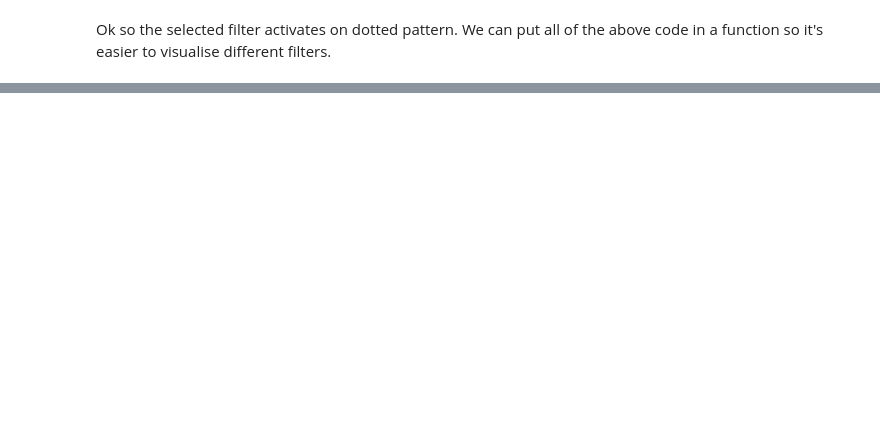
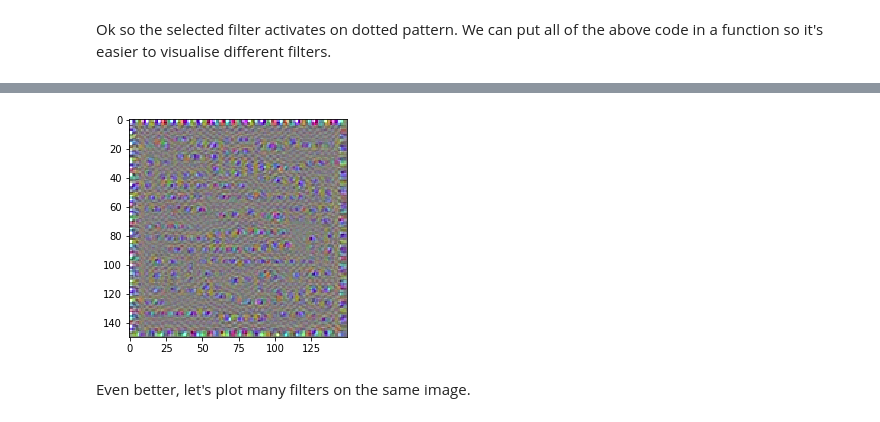
Before and after one commit to mappls/Playfield, a Jupyter notebook: keras/7_visualise_convnet_filters.ipynb, the cells around one changed output, grey strips where cells are left out. Saved outputs shown, nothing was run; the diff lists cells and outputs as text; code cells hidden in the pictures; blank space fills up the shorter version.

```diff
--- a/keras/7_visualise_convnet_filters.ipynb
+++ b/keras/7_visualise_convnet_filters.ipynb
@@ -100,0 +131,7 @@ Ok so the selected filter activates on dotted pattern. We can put all of the abo
+# %%
+plt.imshow(generate_pattern('block3_conv1', 2))
+plt.show()
+# %% [output]
+[figure, added]
+# %% [markdown]
+Even better, let's plot many filters on the same image.
```
Also changed, not shown: parts of 9 cells of this notebook.
